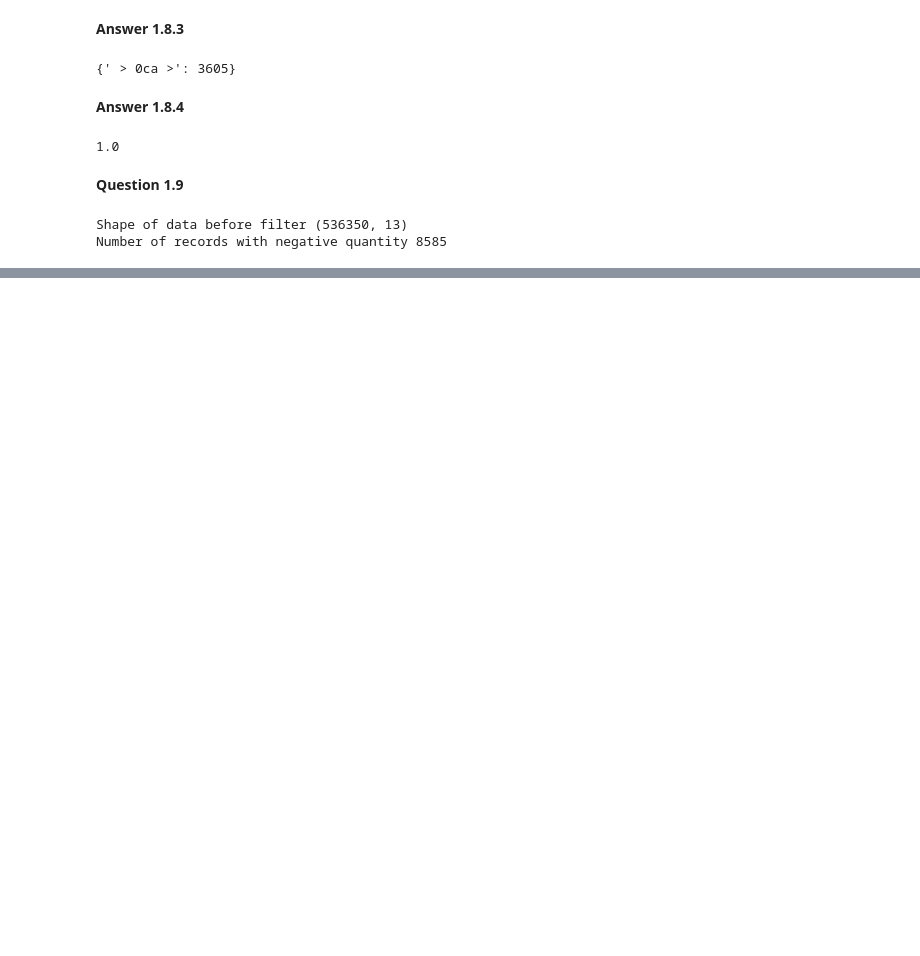
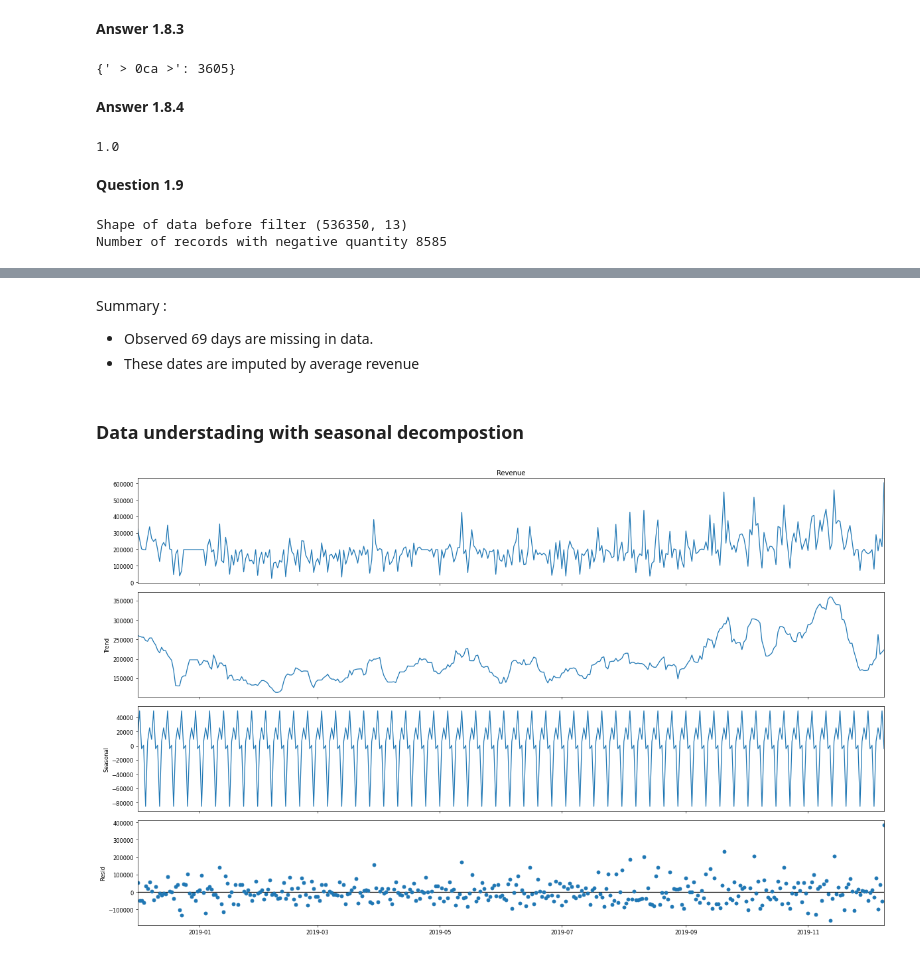
Before and after one commit to ManasiHiremath/MDS_DEAKIN, a Jupyter notebook: Untitled10.ipynb, the cells around one changed output, grey strips where cells are left out. Cells and saved outputs as stored; diff of their text form; code cells hidden in the pictures; blank space fills up the shorter version.

```diff
--- a/Untitled10.ipynb
+++ b/Untitled10.ipynb
@@ -827,0 +674,24 @@ print(model_fit.summary())
+# %% [markdown]
+Summary :
+- Observed 69 days are missing in data.
+- These dates are imputed by average revenue
+# %% [markdown]
+### Data understading with seasonal decompostion
+# %%
+#seasonal decomoposition of time series, add extrapolate trend to avoid null values in result
+result = seasonal_decompose(daily_rev['Revenue'] , model='additive',extrapolate_trend='freq')
+#resuls are saved in dataframe
+seasonal_decomp_df=pd.DataFrame()
+#trend component
+seasonal_decomp_df['trend']=result.trend
+# seasonal component
+seasonal_decomp_df['seasonal']=result.seasonal
+#residual component
+seasonal_decomp_df['residual']=result.resid
+#Original time series
+seasonal_decomp_df['observed']=result.observed
+#plot seasonal decomposition
+result.plot()
+plt.show()
+# %% [output]
+[figure, added]
```
Also changed, not shown: parts of 45 cells of this notebook.
